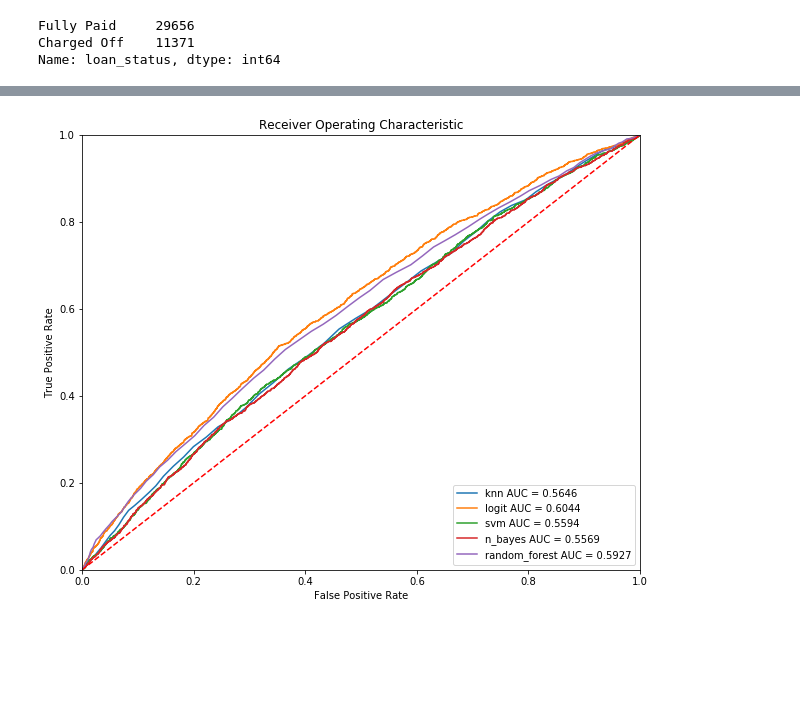
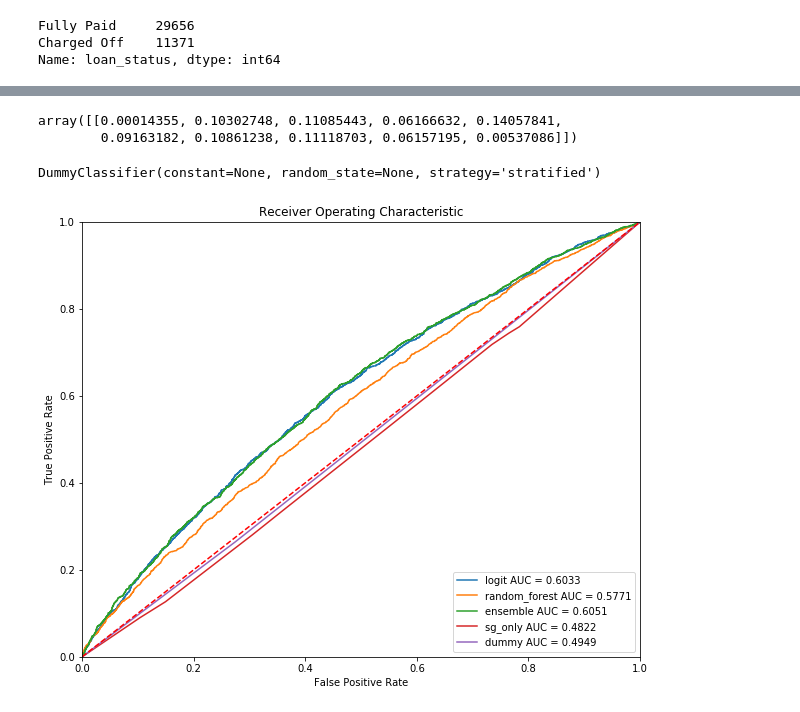
Before and after one commit to yiuhyuk/Project_3_Metis, a Jupyter notebook: lending_club_v1.0.ipynb, the cells around one changed output, grey strips where cells are left out. Drawn from its saved outputs; the diff is of its cells as text; code cells hidden in the pictures; blank space fills up the shorter version.

```diff
--- a/lending_club_v1.0.ipynb
+++ b/lending_club_v1.0.ipynb
@@ -445,27 +499,83 @@ Best Params for rf:  {'bootstrap': True, 'max_depth': 70, 'max_features': 'sqrt'
+# %%
+# Fit sub_grade Classifier
+
+sub_grade_str = 'sub_grade'
+x_patsy_sg = dmatrix(sub_grade_str, model_data)
+#x_patsy_sg_test = x_patsy_sg[test_index,:]
+x_patsy_sg_val = x_patsy_sg[test_index,:]
+x_patsy_sg_train = x_patsy_sg[train_index,:]
+
+logistic_sub_grade = linear_model.LogisticRegression(solver='lbfgs', max_iter=10000)
+logistic_sub_grade.fit(x_patsy_sg_train, y_train)
+logistic_sub_grade.coef_
+# %% [output]
+array([[0.00014355, 0.10302748, 0.11085443, 0.06166632, 0.14057841,
+        0.09163182, 0.10861238, 0.11118703, 0.06157195, 0.00537086]])
+# %%
+# Fit Dummy Classifier
+from sklearn.dummy import DummyClassifier
+
+dummy = DummyClassifier()
+dummy.fit(x_norm_train, y_train)
+# %% [output]
+DummyClassifier(constant=None, random_state=None, strategy='stratified')
 # %%
-model_list = [knn_grid.best_estimator_,
-              logistic_grid.best_estimator_,
-              svm_grid.best_estimator_,
-              gnb_best,
-              rf_grid.best_estimator_]
+# ROC for all the models
 
-model_name = ['knn', 'logit', 'svm', 'n_bayes', 'random_forest']
+# model_list = [knn_grid.best_estimator_,
+#               logistic_grid.best_estimator_,
+#               svm_grid.best_estimator_,
+#               gnb_best,
+#               rf_grid.best_estimator_,
+#               'ensemble',
+#               logistic_sub_grade,
+#               dummy]
+# model_name = ['knn', 'logit', 'svm', 'n_bayes', 'random_forest', 'ensemble', 'sg_only', 'dummy']
+
+# ROC for just the FASTEST models
+
+# model_list = [logistic_grid.best_estimator_,
+#               gnb_best,
+#               rf_grid.best_estimator_,
+#               'ensemble',
+#               logistic_sub_grade,
+#               dummy]
+# model_name = ['logit', 'n_bayes', 'random_forest', 'ensemble', 'sg_only', 'dummy']
+
+# ROC for just the BEST models
+
+model_list = [logistic_grid.best_estimator_,
+              rf_grid.best_estimator_,
+              'ensemble',
+              logistic_sub_grade,
+              dummy]
+model_name = ['logit', 'random_forest', 'ensemble', 'sg_only', 'dummy']
 
 # Plot ROC curve for all my models
 fig, ax = plt.subplots(figsize=(10,8))
 for i, model in enumerate(model_list):
-    y_pred = list(model.predict_proba(x_norm_val)[:,1])
+    if model == 'ensemble':
+        w1 = 0.60
+        w2 = 0.30
+        y_pred = (w1*logistic_grid.best_estimator_.predict_proba(x_norm_val)[:,1]
+                  + w2*rf_grid.best_estimator_.predict_proba(x_norm_val)[:,1]
+                  + (1-w1-w2)*gnb_best.predict_proba(x_norm_val)[:,1])
+
+    elif model == logistic_sub_grade:
+        y_pred = list(model.predict_proba(x_patsy_sg_val)[:,1])
+    else:
+        y_pred = list(model.predict_proba(x_norm_val)[:,1])
     fpr, tpr, threshold = metrics.roc_curve(y_val, y_pred)
     roc_auc = metrics.auc(fpr, tpr)
     plt.plot(fpr, tpr, label = (model_name[i] + ' AUC = %0.4f' % roc_auc))
 
 plt.legend(loc = 'lower right')
 plt.title('Receiver Operating Characteristic')
 plt.plot([0, 1], [0, 1],'r--')
 plt.xlim([0, 1])
 plt.ylim([0, 1])
 plt.ylabel('True Positive Rate')
 plt.xlabel('False Positive Rate')
 plt.show()
 # %% [output]
-[figure, old version]
+[figure, new version]
```
Also changed, not shown: parts of 18 cells of this notebook.
